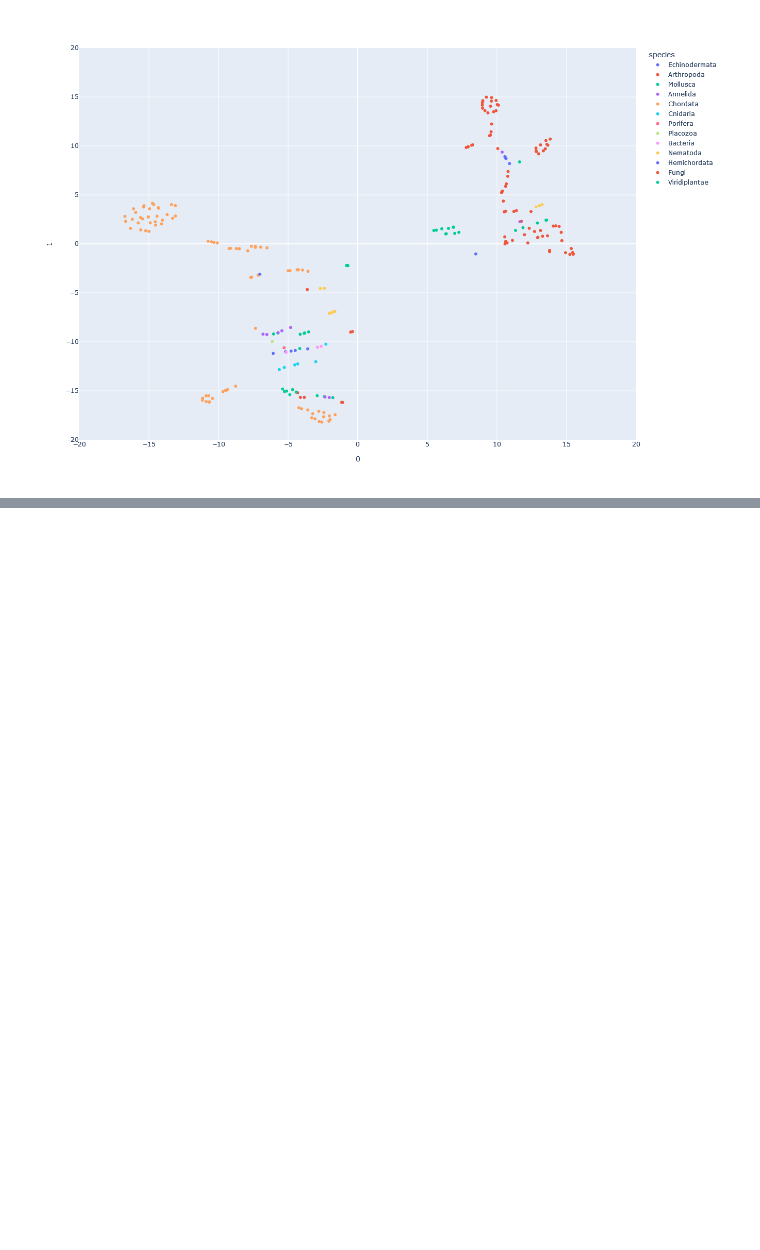
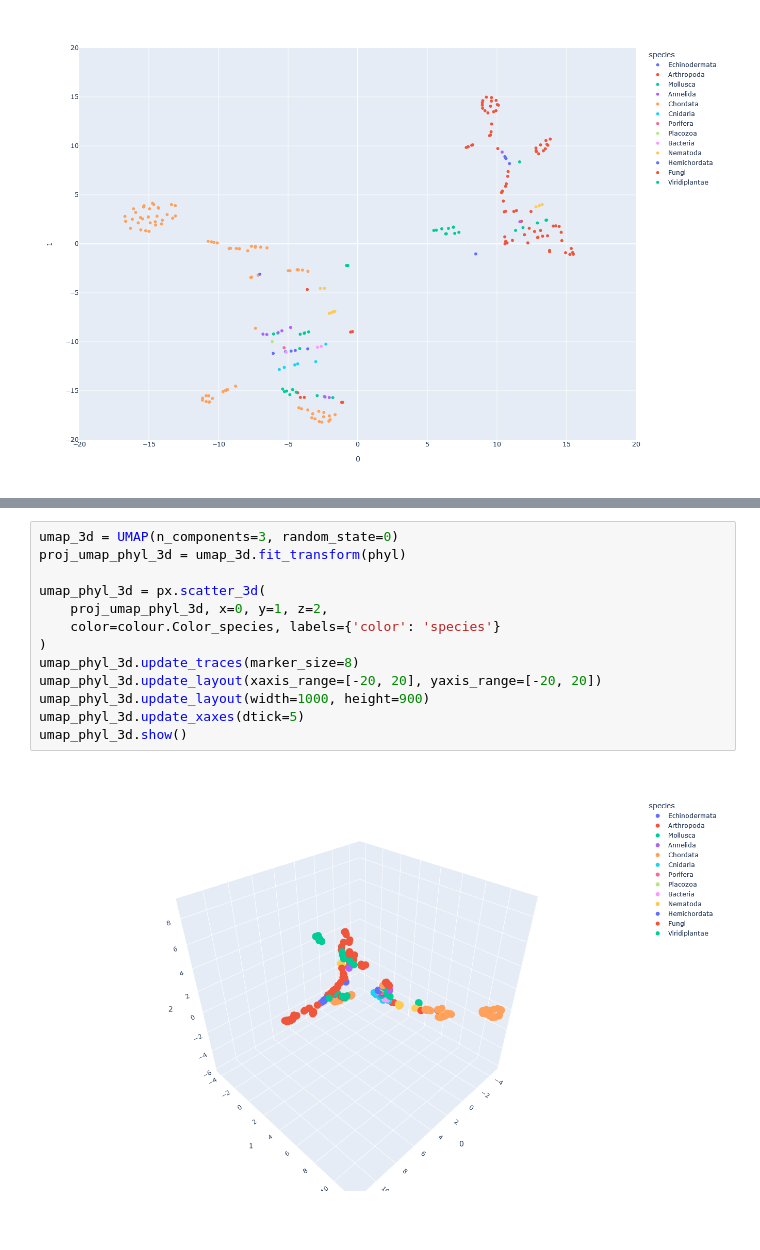
Before and after one commit to CNOV0/PoincareMSA_distance_matrix, a Jupyter notebook: Other_representation.ipynb, the cells around one changed output, grey strips where cells are left out. Cells and saved outputs as stored; diff of their text form; blank space fills up the shorter version.

```diff
--- a/Other_representation.ipynb
+++ b/Other_representation.ipynb
@@ -72,0 +92,15 @@ tsne_phyl_3d.show()
+# %%
+umap_3d = UMAP(n_components=3, random_state=0)
+proj_umap_phyl_3d = umap_3d.fit_transform(phyl)
+
+umap_phyl_3d = px.scatter_3d(
+    proj_umap_phyl_3d, x=0, y=1, z=2,
+    color=colour.Color_species, labels={'color': 'species'}
+)
+umap_phyl_3d.update_traces(marker_size=8)
+umap_phyl_3d.update_layout(xaxis_range=[-20, 20], yaxis_range=[-20, 20])
+umap_phyl_3d.update_layout(width=1000, height=900)
+umap_phyl_3d.update_xaxes(dtick=5)
+umap_phyl_3d.show()
+# %% [output]
+[figure, added]
```
Also changed, not shown: parts of 4 cells of this notebook.
